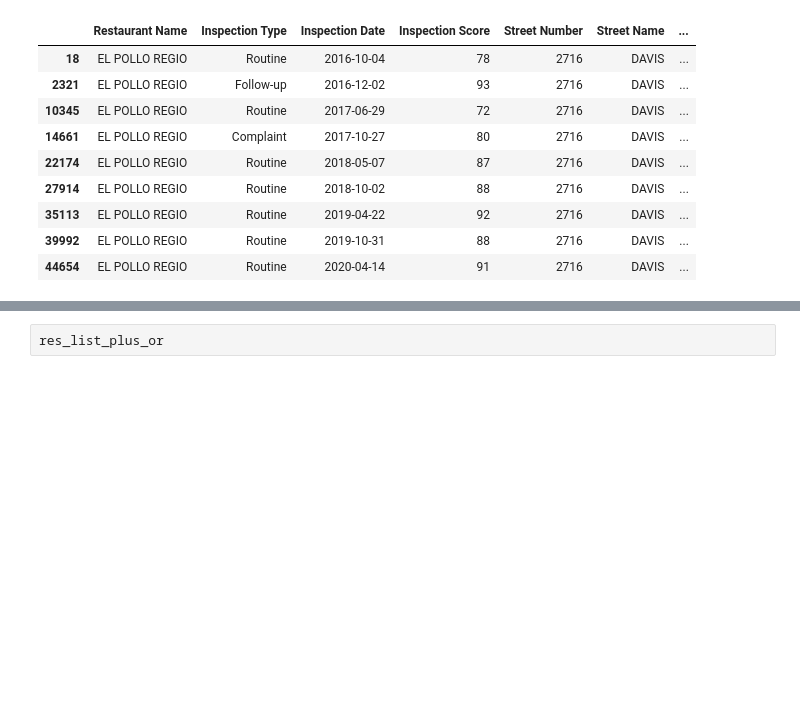
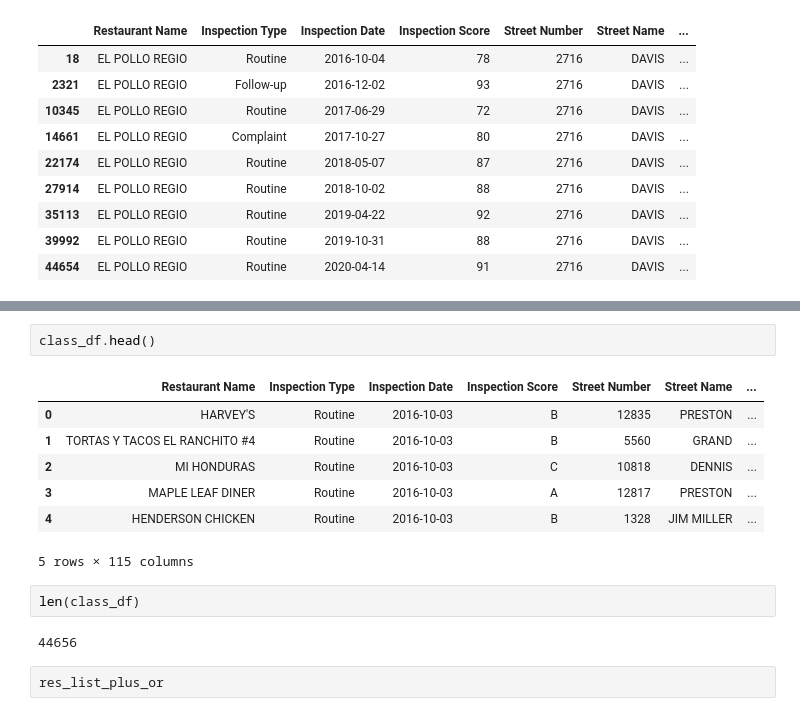
Before and after one commit to BLGreenspan/Capstone, a Jupyter notebook: Capstone Code.ipynb, the cells around one changed output, grey strips where cells are left out. Saved outputs shown, nothing was run; the diff lists cells and outputs as text; blank space fills up the shorter version.

```diff
--- a/Capstone Code.ipynb
+++ b/Capstone Code.ipynb
@@ -240,3 +252,17 @@ df.loc[(df['Restaurant Name'] == "EL POLLO REGIO") & (df['Street Number'] == 271
+# %%
+class_df.head()
+# %% [output]
+|  | Restaurant Name | Inspection Type | Inspection Date | Inspection Score | Street Number | Street Name | ... |
+| 0 | HARVEY'S | Routine | 2016-10-03 | B | 12835 | PRESTON | ... |
+| 1 | TORTAS Y TACOS EL RANCHITO #4 | Routine | 2016-10-03 | B | 5560 | GRAND | ... |
+| 2 | MI HONDURAS | Routine | 2016-10-03 | C | 10818 | DENNIS | ... |
+| 3 | MAPLE LEAF DINER | Routine | 2016-10-03 | A | 12817 | PRESTON | ... |
+| 4 | HENDERSON CHICKEN | Routine | 2016-10-03 | B | 1328 | JIM MILLER | ... |
+5 rows × 115 columns
+# %%
+len(class_df)
+# %% [output]
+44656
 # %%
 res_list_plus_or
 # %% [output]
```
Also changed, not shown: parts of 14 cells of this notebook.
